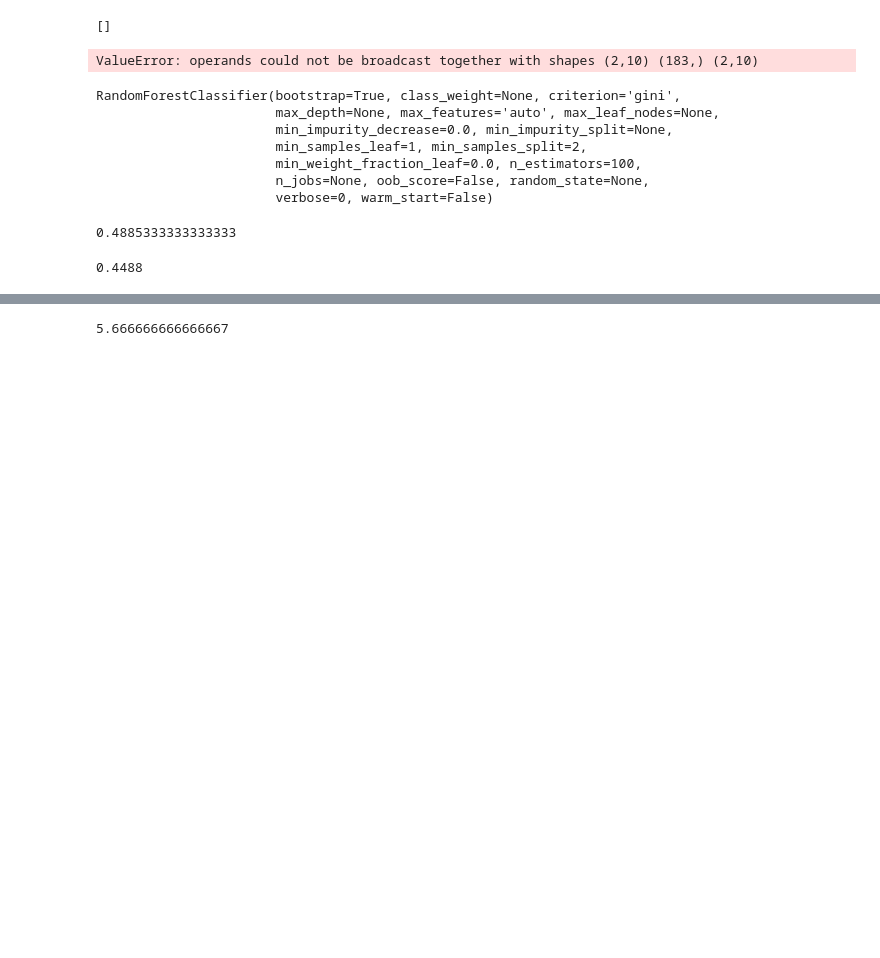
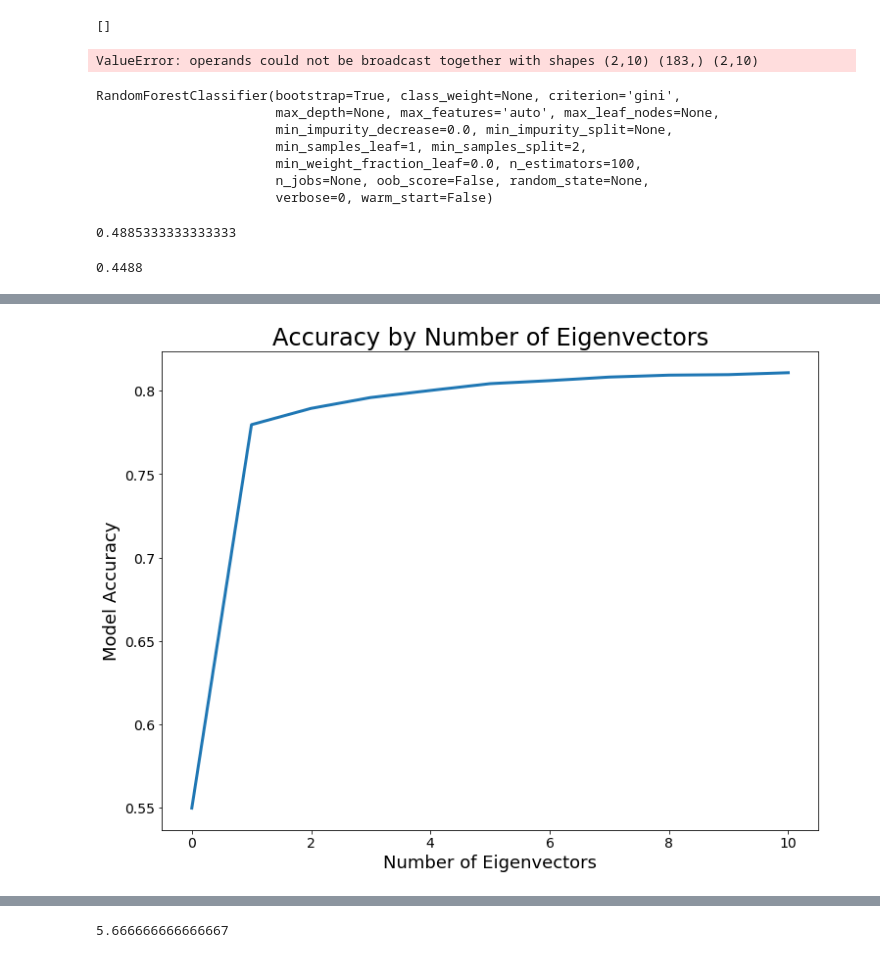
Before and after one commit to ericjm24/fuzzy-fortnight-project, a Jupyter notebook: categorical_ML.ipynb, the cells around one changed output, grey strips where cells are left out. Saved outputs shown, nothing was run; the diff lists cells and outputs as text; code cells hidden in the pictures; blank space fills up the shorter version.

```diff
--- a/categorical_ML.ipynb
+++ b/categorical_ML.ipynb
@@ -102,0 +160,6 @@ NameError: name 'train' is not defined
+# %%
+x_train_temp = X_train.drop(columns = [x for x in X_train.columns if 'eigvec' in x or 'influence' in x])
+x_test_temp = X_test[x_train_temp.columns]
+RF_classifier = RandomForestClassifier(n_estimators=100, n_jobs = -1)
+RF_classifier.fit(x_train_temp, Y_train)
+print(RF_classifier.score(x_test_temp, Y_test))
@@ -102,0 +168,3 @@ NameError: name 'train' is not defined
+# %%
+x_cols = [x for x in X_train.columns if 'eigvec' not in x]
+eigs = [x for x in X_train.columns if 'eigvec' in x]
@@ -102,0 +175,2 @@ NameError: name 'train' is not defined
+# %%
+x_cols_2 = [x for x in x_cols if 'influence' not in x]
@@ -102,0 +213,14 @@ NameError: name 'train' is not defined
+# %%
+from statistics import mean, stdev
+[mean(x) for x in scores_w_out_influence]
+plt.figure(figsize=(12,9))
+plt.plot(range(11), [mean(x) for x in scores_w_out_influence], linewidth=3)
+ax = plt.gca()
+ax.set_yticklabels([0.5,0.55,0.6,0.65,0.7,0.75,0.8], fontdict={'fontsize':14})
+plt.ylabel("Model Accuracy", fontsize=18)
+plt.title("Accuracy by Number of Eigenvectors", fontsize=24)
+plt.xlabel("Number of Eigenvectors", fontsize=18)
+plt.xticks(fontsize=14)
+plt.savefig("eigenvector_number.png")
+# %% [output]
+[figure, added]
```
Also changed, not shown: parts of 70 cells of this notebook, 4 other files.
